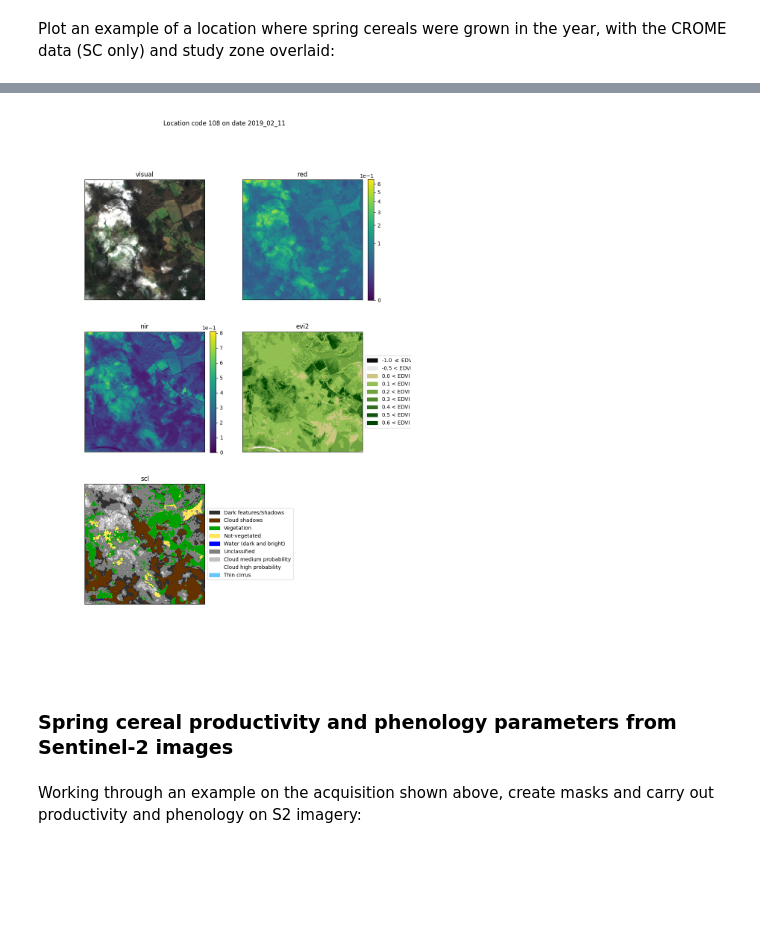
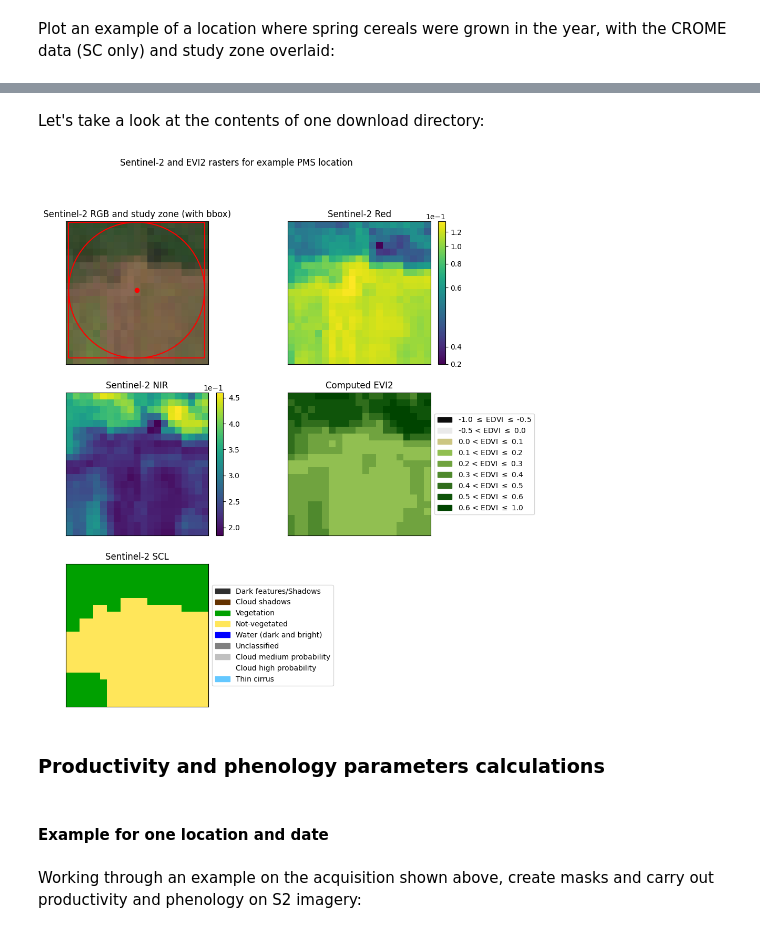
Before and after one commit to twhit1/quant_ecolo, a Jupyter notebook: docs/Ecological Data Science for Sustainable Agriculture (Part III).ipynb, the cells around one changed output, grey strips where cells are left out. Saved outputs shown, nothing was run; the diff lists cells and outputs as text; code cells hidden in the pictures; blank space fills up the shorter version.

```diff
--- a/docs/Ecological Data Science for Sustainable Agriculture (Part III).ipynb
+++ b/docs/Ecological Data Science for Sustainable Agriculture (Part III).ipynb
@@ -55,7 +55,7 @@ warnings.filterwarnings('ignore')
 pd.set_option('display.max_rows', 500)
 pd.set_option('display.max_columns', 500)
 
-DATA_BASE_PATH = '../../../data/Agric_data/PoMS_Locations/' # all data under this path (global)
+DATA_BASE_PATH = '../../../data/Agric_data/NPMS_Locations/' # all data under this path (global)
 WORKING_CRS = 'EPSG:3035'
 # %% [markdown]
 ## Methods
@@ -220,0 +225,7 @@ sc_cells_in_radius.plot(ax=ax, color='red')
+# %%
+ax = arable_samples_loc_yr_unique.loc[[int(i.split('_')[1]) for i in sc_aoi_dirs]].drop_duplicates('geometry').plot(figsize=(10, 10), edgecolor=None, color='cadetblue')
+cx.add_basemap(ax, crs=arable_samples_loc_yr_unique.crs, source=cx.providers.CartoDB.PositronNoLabels)
+ax.set_xticks([])
+ax.set_yticks([])
+plt.title('Distribution of selected PMS study sites')
+plt.show()
@@ -539,6 +530,22 @@ for location in os.listdir(DATA_BASE_PATH ):
+# %% [markdown]
+Let's take a look at the contents of one download directory:
+# %%
+# Select an AOI with data
+hit_dirs = [i for i in os.listdir(DATA_BASE_PATH) if os.path.isdir(os.path.join(DATA_BASE_PATH, i)) and ('metadata.csv' in os.listdir(os.path.join(DATA_BASE_PATH, i)))]
+hit_dir = hit_dirs[3]
+
+# Select one date's data for that AOI
+hit_dates = os.listdir(os.path.join(DATA_BASE_PATH, hit_dir))
+hit_date = hit_dates[5]
+
+# Construct full path
+aoi_date_download_path = os.path.join(DATA_BASE_PATH, hit_dir, hit_date)
 # %%
-location_code = 108
-date = '2019_02_11'
+
+
+
+
+id = int(hit_dir.split('_')[1])
 
 
 # Colormap as defined at https://custom-scripts.sentinel-hub.com/custom-scripts/sentinel-2/ndvi/
@@ -607,52 +614,62 @@ edvi_thematic_map = [mpl.patches.Patch(color=color, label=label) for color, labe
 edvi_norm = mpl.colors.BoundaryNorm(edvi_ranges_nums, edvi_cmap.N)
 
 
-fig, axs = plt.subplots( nrows=3, ncols=2, figsize=(10, 15))
+fig, axs = plt.subplots( nrows=3, ncols=2, figsize=(10, 12))
 axs = axs.ravel()
 
 views = ['visual', 'red', 'nir', 'evi2', 'scl']
+titles = ['Sentinel-2 RGB and study zone (with bbox)', 'Sentinel-2 Red', 'Sentinel-2 NIR', 'Computed EVI2', 'Sentinel-2 SCL']
 norms = [None, mpl.colors.PowerNorm(0.4), None, edvi_norm, scl_norm]
 cmaps = [None, None, None, edvi_cmap, scl_cmap]
+
 for i, view in enumerate(views):
     band_name = view
-    with rasterio.open(os.path.join(DATA_BASE_PATH, f'location_{location_code}', date, view + '.tif')) as src:
+    with rasterio.open(os.path.join(aoi_date_download_path, view + '.tif')) as src:
         data_profile = {'data': src.read(), 'profile': src.profile}
+        extent = [src.bounds[0], src.bounds[2], src.bounds[1], src.bounds[3]]
 
     ax = axs[i]
     if view in ['red', 'nir']:
         plot_data = data_profile['data'] / 10000 # Quantification value
     else:
         plot_data = data_profile['data']
 
     im = ax.imshow(np.squeeze(np.moveaxis(plot_data, 0, -1)),
                    norm=norms[i],
                    cmap=cmaps[i],
-                   # extent = [ref_bounds.left, ref_bounds.right, ref_bounds.bottom, ref_bounds.top],
                    interpolation='nearest', # Just for image / display resolution mismatches, does not alter underlying values
+                   extent=extent
                   )
+
+    if view == 'visual':
+        arable_samples_loc_yr_unique.loc[[id]].plot(ax=ax, color='red', label='PMS study area centroid')
+        arable_samples_loc_yr_unique.loc[[id]]['study_zone'].exterior.plot(ax=ax, label='study zone',
+                                                               color='red')
+        arable_samples_loc_yr_unique.loc[[id]].set_geometry('study_zone_bbox')['study_zone_bbox'].exterior.plot(ax=ax, label='study zone bbox',
+                                                               color='red')
 
     ax.set_xticks([])
     ax.set_yticks([])
-    # ax.text(0.5, -0.05, f'({band_name})', horizontalalignment='center', transform=ax.transAxes)
-    ax.set_title(band_name, wrap=True)
+    ax.set_title(titles[i], wrap=True)
     cbar = fig.colorbar(im, label=None, fraction=0.046, pad=0.04)
     if view == 'visual':
         cbar.ax.set_visible(False)
     elif view == 'scl':
         cbar.ax.set_visible(False)
         ax.legend(handles=scl_thematic_map, loc='center left', bbox_to_anchor=(1, 0.5))
-
     elif view == 'evi2':
         cbar.ax.set_visible(False)
         ax.legend(handles=edvi_thematic_map, loc='center left', bbox_to_anchor=(1, 0.5))
 
-plt.suptitle(f'Location code {location_code} on date {date}')
+
 axs[-1].set_axis_off()
-# fig.tight_layout()
+plt.suptitle('Sentinel-2 and EVI2 rasters for example PMS location')
 plt.show()
 # %% [output]
-[figure, old version]
+[figure, new version]
 # %% [markdown]
-### Spring cereal productivity and phenology parameters from Sentinel-2 images
+### Productivity and phenology parameters calculations
+# %% [markdown]
+#### Example for one location and date
 # %% [markdown]
 Working through an example on the acquisition shown above, create masks and carry out productivity and phenology on S2 imagery:
```
Also changed, not shown: parts of 62 cells of this notebook, 1 other file.
